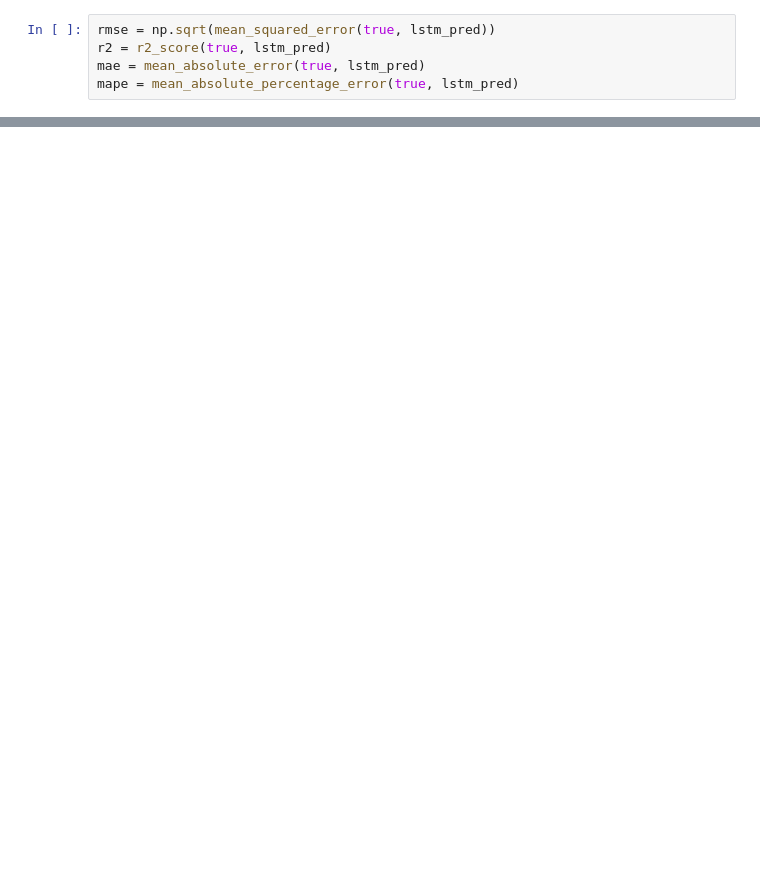
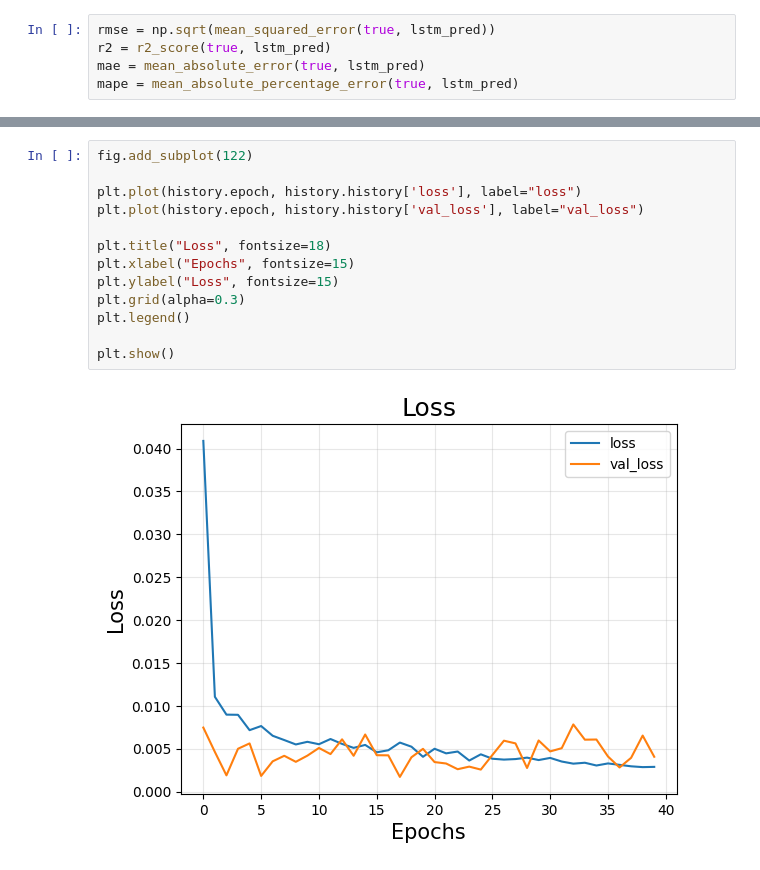
Before and after one commit to quoctoandang/ANALYSIS-AND-FORECASTING-OF-STOCK-PRICES-BASED-ON-TIME-SERIES, a Jupyter notebook: notebook/lstm/LSTM_Hyperparameter_Tuning.ipynb, the cells around one changed output, grey strips where cells are left out. Drawn from its saved outputs; the diff is of its cells as text; blank space fills up the shorter version.

```diff
--- a/notebook/lstm/LSTM_Hyperparameter_Tuning.ipynb
+++ b/notebook/lstm/LSTM_Hyperparameter_Tuning.ipynb
@@ -447,0 +448,15 @@ MAPE: 0.0476%
+# %%
+fig.add_subplot(122)
+
+plt.plot(history.epoch, history.history['loss'], label="loss")
+plt.plot(history.epoch, history.history['val_loss'], label="val_loss")
+
+plt.title("Loss", fontsize=18)
+plt.xlabel("Epochs", fontsize=15)
+plt.ylabel("Loss", fontsize=15)
+plt.grid(alpha=0.3)
+plt.legend()
+
+plt.show()
+# %% [output]
+[figure, added]
```
Also changed, not shown: parts of 16 cells of this notebook, 12 other files.
